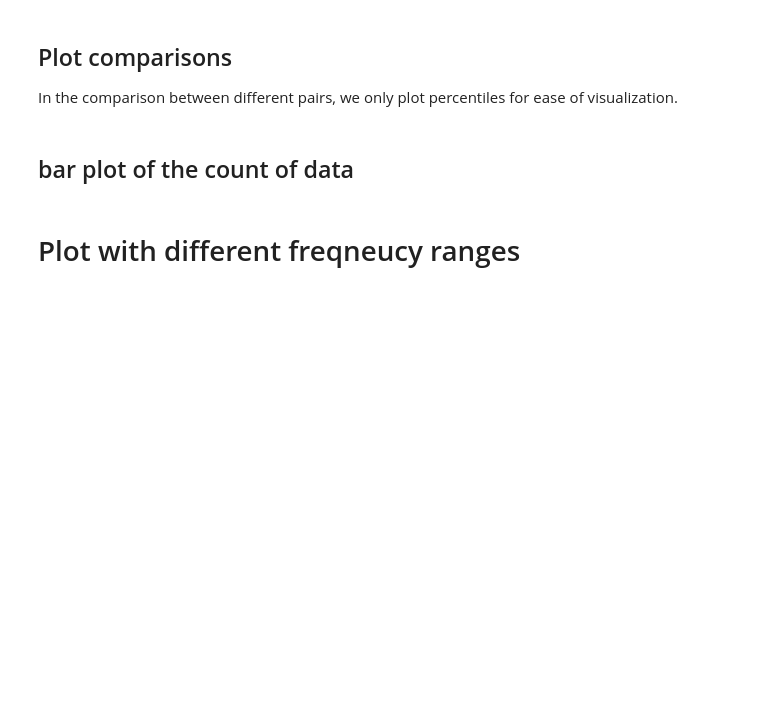
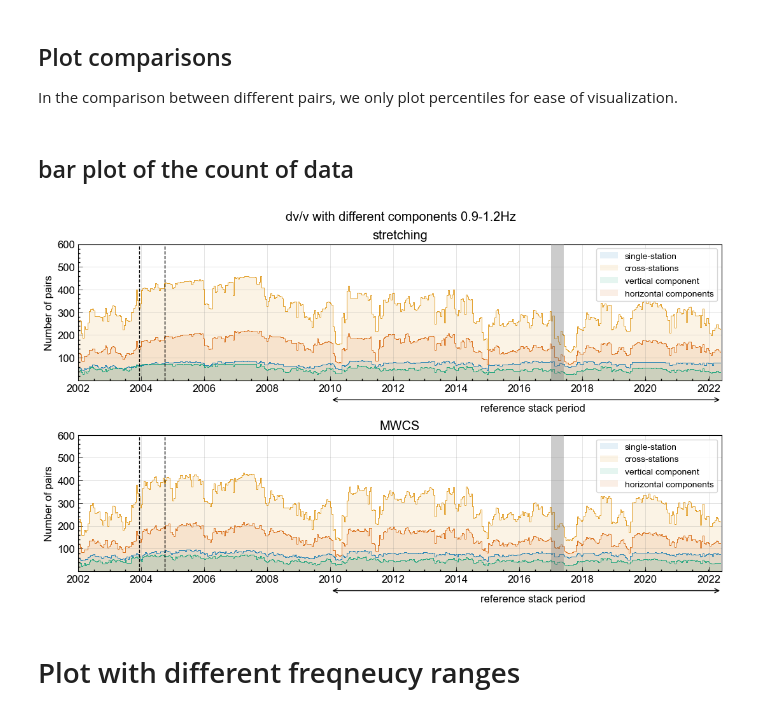
Before and after one commit to kura-okubo/SeisMonitoring_Paper, a Jupyter notebook: Post/ModelFit/code/plotfigure_plotdvvpsd.ipynb, the cells around one changed output. Saved outputs shown, nothing was run; the diff lists cells and outputs as text; code cells hidden in the pictures; blank space fills up the shorter version.

```diff
--- a/Post/ModelFit/code/plotfigure_plotdvvpsd.ipynb
+++ b/Post/ModelFit/code/plotfigure_plotdvvpsd.ipynb
@@ -379,7 +379,7 @@ axs[0].set_title("stretching")
 
 axs[1].bar(uniform_tvec, df_dvvfreq_mwcs_stats["count"], width=15, color=cpalette[1], alpha=0.1)
 axs[1].step(uniform_tvec, df_dvvfreq_mwcs_stats["count"], color=cpalette[1], where="mid",linewidth=1)
-axs[1].set_title("mwcs")
+axs[1].set_title("MWCS")
 
 xfmt = dates.DateFormatter('%Y')
 for i in range(2):
@@ -429,7 +429,7 @@ axs[0].set_title("stretching")
 
 axs[1].bar(uniform_tvec, df_dvvfreq_mwcs_stats["count"], width=15, color=cpalette[1], alpha=0.1)
 axs[1].step(uniform_tvec, df_dvvfreq_mwcs_stats["count"], color=cpalette[1], where="mid",linewidth=1)
-axs[1].set_title("mwcs")
+axs[1].set_title("MWCS")
 
 xfmt = dates.DateFormatter('%Y')
 for i in range(2):
@@ -572,7 +572,7 @@ In the comparison between different pairs, we only plot percentiles for ease of
 cpalette_comp=np.array(sns.color_palette("colorblind"))[:]
 
 # labels for legend
-complabels=["single-station", "cross-stations", "vertical components", "horizontal components"]
+complabels=["single-station", "cross-stations", "vertical component", "horizontal components"]
 # %%
 fig, axs = plt.subplots(2, 1, figsize=(10.5, 7.1), sharex=False, gridspec_kw={'height_ratios': [1, 1]}) #(10.5, 9.1)
 
@@ -673,7 +673,7 @@ for i, comptype in enumerate(corr_columnlist[:-1]):
 
     axs[1].bar(uniform_tvec, dffcomp_mwcs["count"], width=15, color=cpalette_comp[i], alpha=0.1, label=complabels[i])
     axs[1].step(uniform_tvec, dffcomp_mwcs["count"], color=cpalette_comp[i], where="mid",linewidth=0.6)
-    axs[1].set_title("mwcs")
+    axs[1].set_title("MWCS")
 
 xfmt = dates.DateFormatter('%Y')
 for i in range(2):
@@ -684,33 +684,35 @@ for i in range(2):
     axs[i].grid(True, axis="both", lw=0.5, c="gray", alpha=0.3, zorder=-1)
 
 #     plt.setp(axs[i].get_xticklabels(), rotation=30, ha="right", rotation_mode="anchor")
 
     for vline in vlines:
         axs[i].axvline(vline,
                     color='k',
                     linewidth=1.0,
                     linestyle='--',
                     zorder=2)
     axs[i].xaxis.set_major_formatter(xfmt)
     # period of unstable dv/v
     vlines_unstable = [datetime.datetime(2017, 1, 1), datetime.datetime(2017, 6, 1)]
     axs[i].fill_betweenx([0, 600], vlines_unstable[0], vlines_unstable[1], fc="gray", alpha=0.4, ls="-", zorder=10)
 
     # annotate reference period
     refy = -85
     axs[i].annotate('', xy=(refstarttime, refy), xytext=(refendtime, refy), arrowprops=dict(arrowstyle='<->'), annotation_clip=False)
     axs[i].text(datetime.datetime(2016,6,1), -100, "reference stack period", ha="center", va='top')
     axs[i].legend(loc=1, labelcolor="k", fontsize=10)
 
 
 plt.tight_layout()
 fig.suptitle(f'dv/v with different components {freqkey}Hz', x=0.525)
 fig.tight_layout(rect=[0,0,1,1.02])
 plt.subplots_adjust(hspace=0.4)
 fig.align_ylabels()
 
 foname = (output_imgdir+f"/dvv_differentcomp_{freqkey}Hz_numberofpairs.png")
 plt.savefig(foname, dpi=150)
+# %% [output]
+[figure, added]
 # %% [markdown]
 # Plot with different freqneucy ranges
 # %%
```
Also changed, not shown: parts of 8 cells of this notebook, 5 other files.
